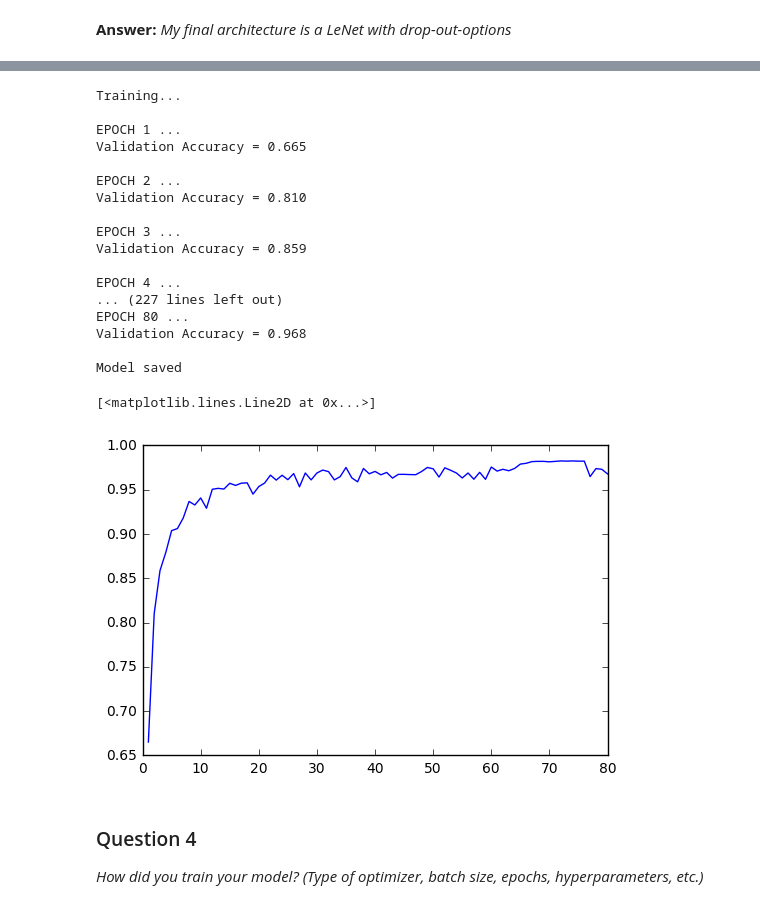
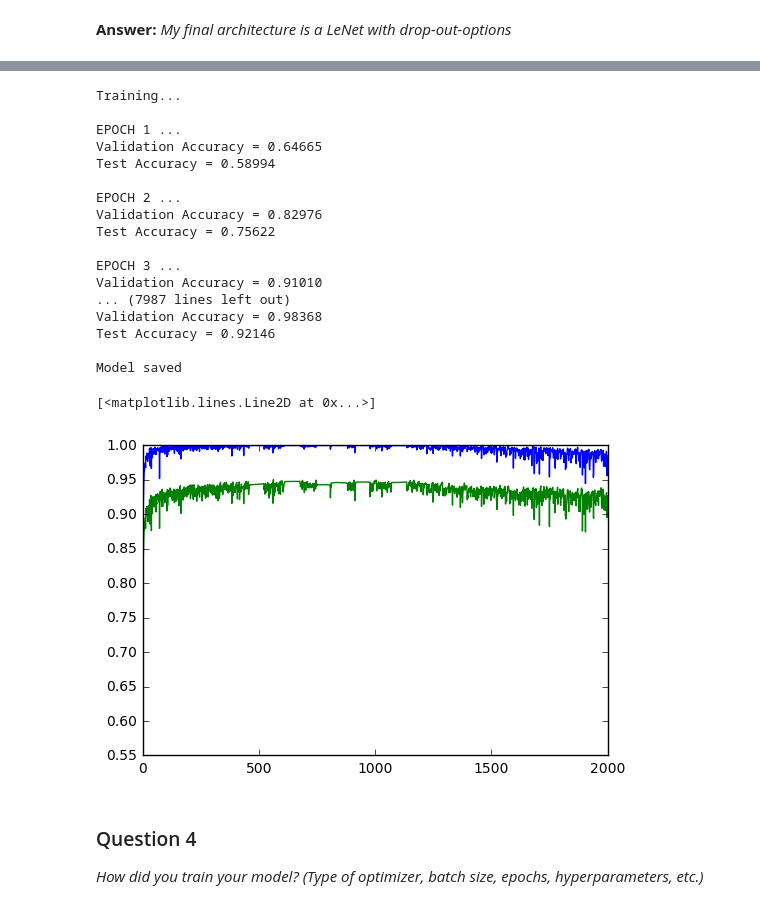
Before and after one commit to chilisy/CarND-Traffic-Sign-Classifier-Project, a Jupyter notebook: Traffic_Sign_Classifier.ipynb, the cells around one changed output, grey strips where cells are left out. Cells and saved outputs as stored; diff of their text form; code cells hidden in the pictures.

Commit message:
chili: 2000 epoches training

```diff
--- a/Traffic_Sign_Classifier.ipynb
+++ b/Traffic_Sign_Classifier.ipynb
@@ -169,12 +171,17 @@ _Describe how you preprocessed the data. Why did you choose that technique?_
 ### Generate data additional data (OPTIONAL!)
 ### and split the data into training/validation/testing sets here.
 ### Feel free to use as many code cells as needed.
-n_validation = int(np.ceil(0.2*n_train))
-print(n_validation, n_train)
+def separate_train_val_test(X_train_raw, X_sizes, X_coords, y_train_raw):
+    X_train_raw, X_sizes, X_coords, y_train_raw = shuffle_data(X_train_raw, X_sizes, X_coords, y_train_raw)
 
-X_validation = X_train_raw[0:n_validation]
-X_train = X_train_raw[n_validation:n_train]
-y_validation = y_train[0:n_validation]
-y_train = y_train[n_validation:n_train]
+    n_validation = int(np.ceil(0.2*n_train))
+    #print(n_validation, n_train)
 
-print(X_validation.shape, X_train.shape, y_validation.shape, y_train.shape)
+    X_validation = X_train_raw[0:n_validation]
+    X_train = X_train_raw[n_validation:n_train]
+    y_validation = y_train_raw[0:n_validation]
+    y_train = y_train_raw[n_validation:n_train]
+
+    #print(X_validation.shape, X_train.shape, y_validation.shape, y_train.shape)
+
+    return X_train, y_train, X_validation, y_validation
@@ -192,10 +196,10 @@ _Describe how you set up the training, validation and testing data for your mode
 ### Define your architecture here.
 ### Feel free to use as many code cells as needed.
 
-EPOCHS = 80
-BATCH_SIZE = 128
+EPOCHS = 2000
+BATCH_SIZE = 64
 
-learning_rate = 0.0005
+learning_rate = 0.0008
 
 def conv2d(inputs, weights, bias, stride=2, padding='VALID'):
     strides=[1, stride, stride, 1]
@@ -326,27 +327,32 @@ def evaluate(X_data, y_data):
 # %%
-with tf.Session(config= tf.ConfigProto(allow_soft_placement=True, log_device_placement=True)) as sess:
+with tf.Session() as sess:
     sess.run(tf.global_variables_initializer())
-    num_examples = len(X_train)
+
 
     ep = np.array([])
-    accuracy = np.array([])
+    v_acc = np.array([])
+    t_acc = np.array([])
 
     print("Training...")
     print()
     for i in range(EPOCHS):
-        X_train, y_train = shuffle(X_train, y_train)
+        X_train, y_train, X_validation, y_validation = separate_train_val_test(X_train_raw, X_sizes, X_coords, y_train_raw)
+        num_examples = len(X_train)
         for offset in range(0, num_examples, BATCH_SIZE):
             end = offset + BATCH_SIZE
             batch_x, batch_y = X_train[offset:end], y_train[offset:end]
             sess.run(training_operation, feed_dict={x: batch_x, y: batch_y})
 
         validation_accuracy = evaluate(X_validation, y_validation)
+        test_accuracy = evaluate(X_test, y_test)
         print("EPOCH {} ...".format(i+1))
-        print("Validation Accuracy = {:.3f}".format(validation_accuracy))
+        print("Validation Accuracy = {:.5f}".format(validation_accuracy))
+        print("Test Accuracy = {:.5f}".format(test_accuracy))
         print()
 
         ep = np.append(ep, i+1)
-        accuracy = np.append(accuracy, validation_accuracy)
+        v_acc = np.append(v_acc, validation_accuracy)
+        t_acc = np.append(t_acc, test_accuracy)
 
     saver.save(sess, cwd+'/lenet')
     print("Model saved")
@@ -354,26 +360,27 @@ with tf.Session(config= tf.ConfigProto(allow_soft_placement=True, log_device_pla
 Training...
 
 EPOCH 1 ...
-Validation Accuracy = 0.665
+Validation Accuracy = 0.64665
+Test Accuracy = 0.58994
 
 EPOCH 2 ...
-Validation Accuracy = 0.810
+Validation Accuracy = 0.82976
+Test Accuracy = 0.75622
 
 EPOCH 3 ...
-Validation Accuracy = 0.859
-
-EPOCH 4 ...
-... (227 lines left out)
-EPOCH 80 ...
-Validation Accuracy = 0.968
+Validation Accuracy = 0.91010
+... (7987 lines left out)
+Validation Accuracy = 0.98368
+Test Accuracy = 0.92146
 
 Model saved
 # %%
 plt.figure()
-plt.plot(ep, accuracy)
+plt.plot(ep, v_acc)
+plt.plot(ep, t_acc)
 # %% [output]
 [<matplotlib.lines.Line2D at 0x...>]
-[figure, old version]
+[figure, new version]
 # %% [markdown]
 ### Question 4
 
```
Also changed, not shown: parts of 7 cells of this notebook, 1 other file.
